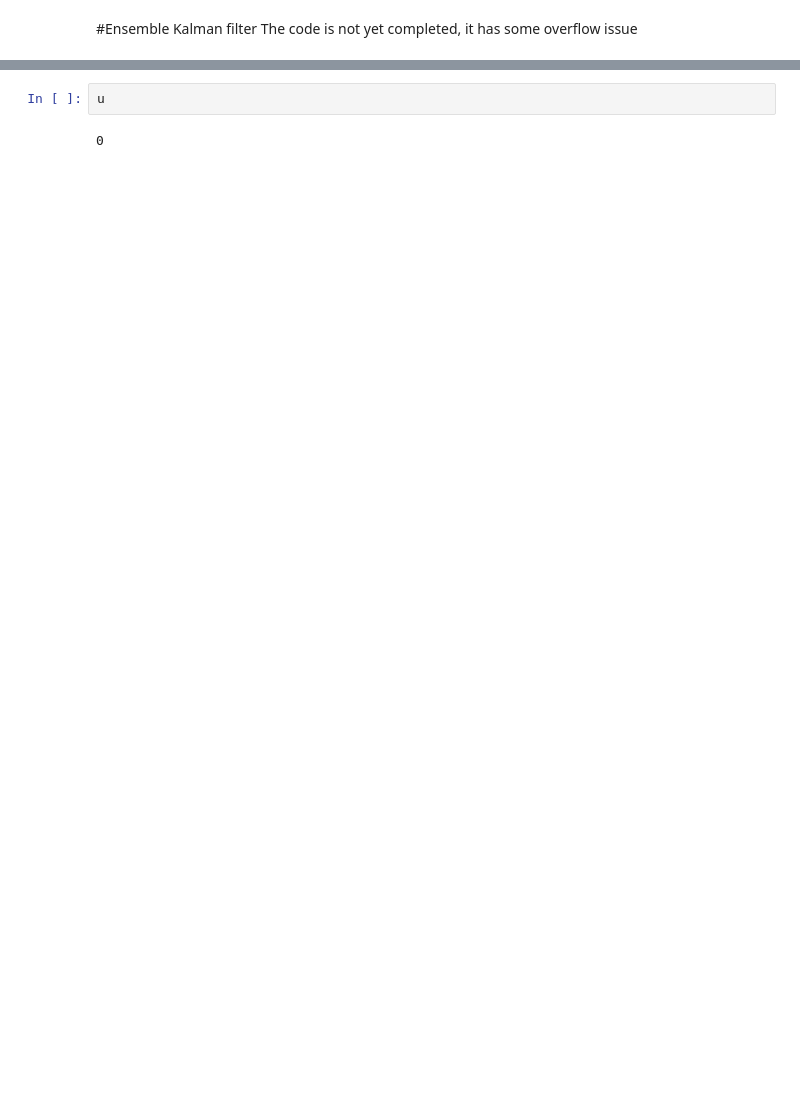
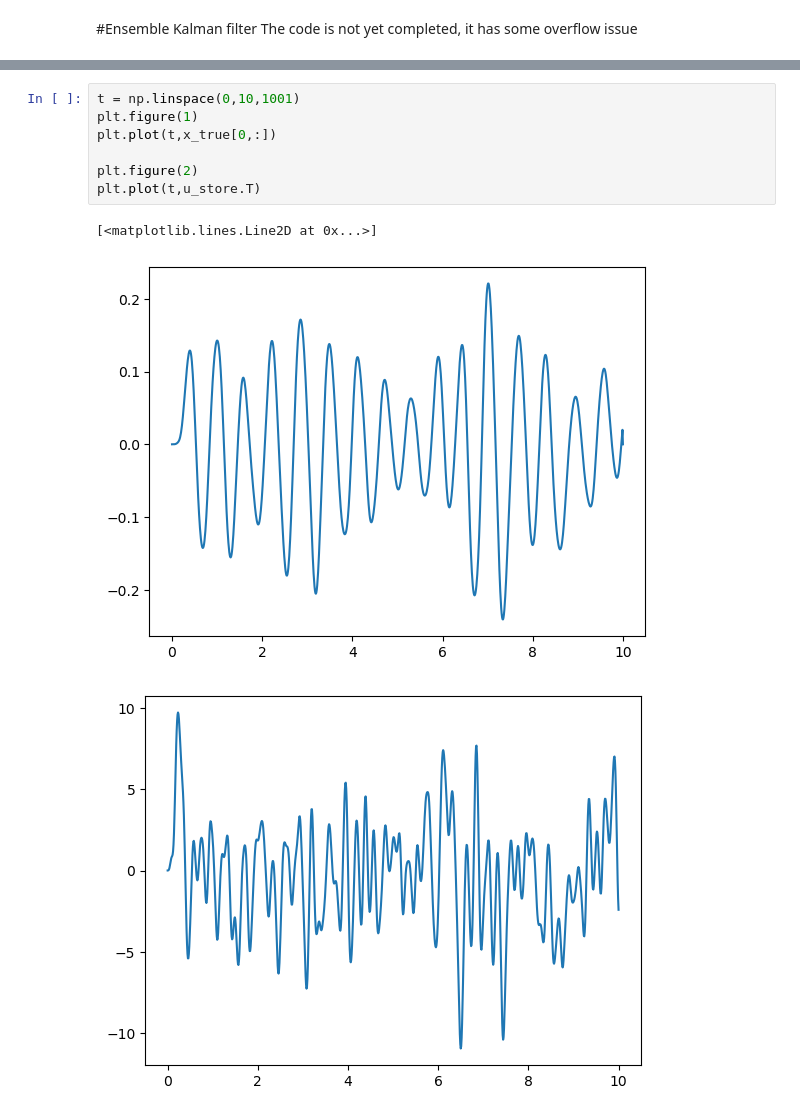
Before and after one commit to rohan-v-thorat/Kalman-Filter, a Jupyter notebook: spring_mass_EnKF/main.ipynb, the cells around one changed output, grey strips where cells are left out. Cells and saved outputs as stored; diff of their text form; blank space fills up the shorter version.

```diff
--- a/spring_mass_EnKF/main.ipynb
+++ b/spring_mass_EnKF/main.ipynb
@@ -90,7 +101,14 @@ for i in range(1000):
-# %%
-u
-# %% [output]
-0
+# %%
+t = np.linspace(0,10,1001)
+plt.figure(1)
+plt.plot(t,x_true[0,:])
+
+plt.figure(2)
+plt.plot(t,u_store.T)
+# %% [output]
+[<matplotlib.lines.Line2D at 0x...>]
+[figure, added]
+[figure, added]
 # %%
 T = 10 # 10 seconds
 freq = 100 # sampling frequency
```
Also changed, not shown: parts of 6 cells of this notebook, 7 other files.
